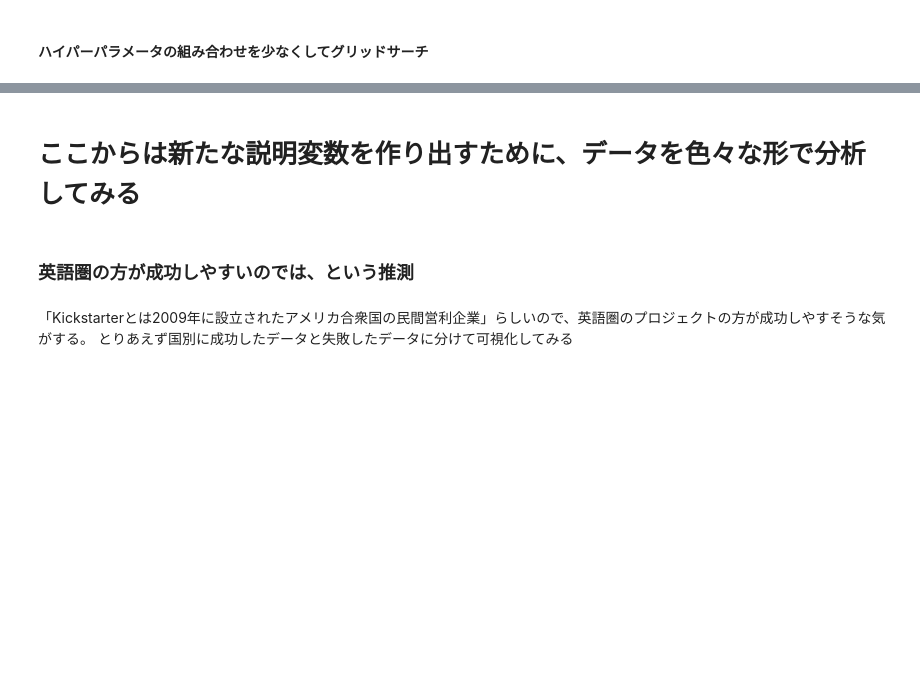
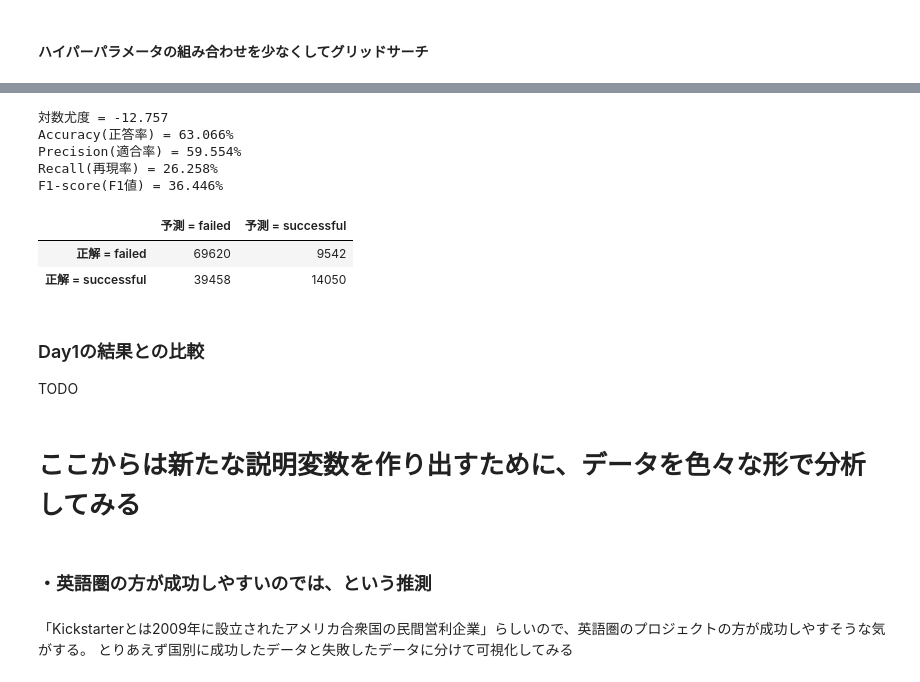
Before and after one commit to a-ozaki-a-ozaki-a-ozaki/KagawaAI_Homework, a Jupyter notebook: Day2_work_尾崎晃広.ipynb, the cells around one changed output, grey strips where cells are left out. Saved outputs shown, nothing was run; the diff lists cells and outputs as text; code cells hidden in the pictures; blank space fills up the shorter version.

```diff
--- a/Day2_work_尾崎晃広.ipynb
+++ b/Day2_work_尾崎晃広.ipynb
@@ -199,8 +205,8 @@ Y_train = Y_train[index]
 %%time
 
 # グリッドサーチで最適なハイパーパラメータ探索してみる
-parameters = {"kernel":["rbf"], "C":[0.1, 1]}
+parameters = {"kernel":["linear", "rbf"], "C":[0.1, 1, 10]}
 model = SVC()
-clf = GridSearchCV(model, parameters, cv = 2,)
+clf = GridSearchCV(model, parameters, cv = 3,)
 clf.fit(X_train, Y_train)
 print(clf.best_params_, clf.best_score_)
@@ -212,7 +228,42 @@ print("識別精度=", clf_best.score(X_test, y_test))
+# %%
+# ラベルを予測
+Y_pred = clf.predict(X_test)
+
+# Accuracy
+accuracy = accuracy_score(Y_test, Y_pred)
+# Precision, Recall, F1-score
+precision, recall, f1_score, _ = precision_recall_fscore_support(Y_test, Y_pred)
+
+# 表示
+print("対数尤度 = {:.3f}".format(- log_loss(Y_test, Y_pred)))
+print("Accuracy(正答率) = {:.3f}%".format(accuracy * 100))
+print("Precision(適合率) = {:.3f}%".format(precision[1] * 100))
+print("Recall(再現率) = {:.3f}%".format(recall[1] * 100))
+print("F1-score(F1値) = {:.3f}%".format(f1_score[1] * 100))
+# %% [output]
+対数尤度 = -12.757
+Accuracy(正答率) = 63.066%
+Precision(適合率) = 59.554%
+Recall(再現率) = 26.258%
+F1-score(F1値) = 36.446%
+# %%
+# 予測値と正解のクロス集計（混同行列）
+conf_mat = confusion_matrix(Y_test, Y_pred)
+conf_mat = pd.DataFrame(conf_mat,
+                        index=["正解 = failed", "正解 = successful"],
+                        columns=["予測 = failed", "予測 = successful"])
+conf_mat
+# %% [output]
+|  | 予測 = failed | 予測 = successful |
+| 正解 = failed | 69620 | 9542 |
+| 正解 = successful | 39458 | 14050 |
+# %% [markdown]
+### Day1の結果との比較
+TODO
 # %% [markdown]
 # ここからは新たな説明変数を作り出すために、データを色々な形で分析してみる
 # %% [markdown]
-### 英語圏の方が成功しやすいのでは、という推測
+### ・英語圏の方が成功しやすいのでは、という推測
 # %% [markdown]
 「Kickstarterとは2009年に設立されたアメリカ合衆国の民間営利企業」らしいので、英語圏のプロジェクトの方が成功しやすそうな気がする。
 とりあえず国別に成功したデータと失敗したデータに分けて可視化してみる
```
Also changed, not shown: parts of 6 cells of this notebook.
